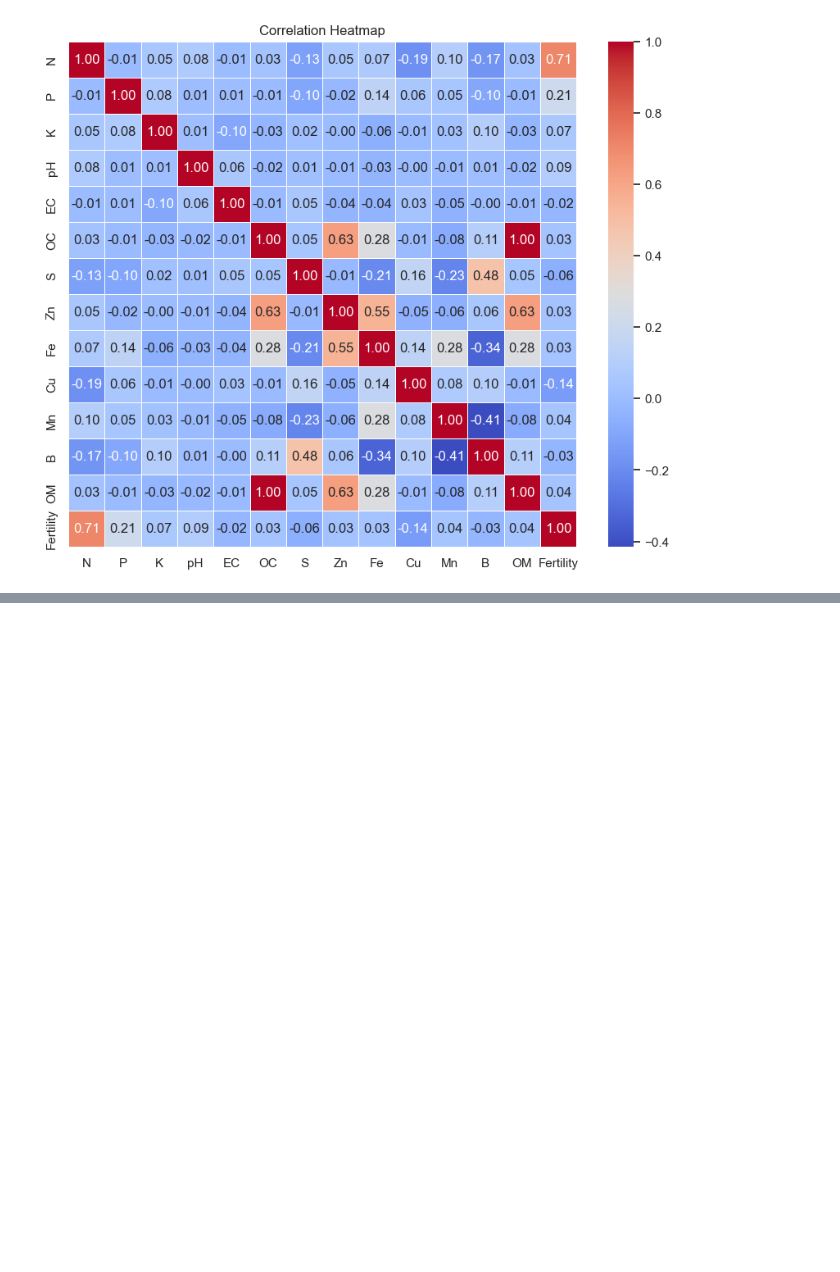
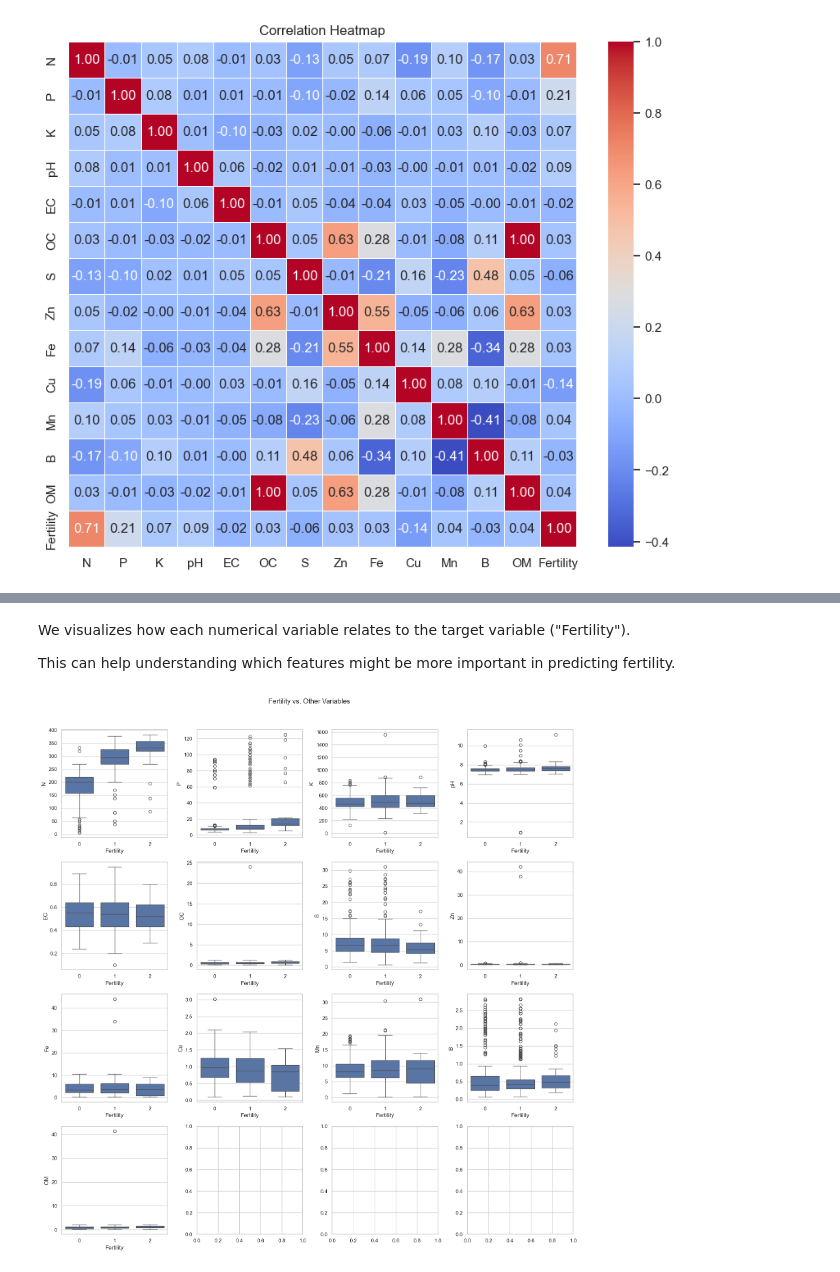
Before and after one commit to Maria-Djadi01/Data-Mining-Project, a Jupyter notebook: notebooks/static_eda.ipynb, the cells around one changed output, grey strips where cells are left out. Cells and saved outputs as stored; diff of their text form; code cells hidden in the pictures; blank space fills up the shorter version.

```diff
--- a/notebooks/static_eda.ipynb
+++ b/notebooks/static_eda.ipynb
@@ -169,0 +195,17 @@ correlation_plots(static_df)
+# %% [markdown]
+We visualizes how each numerical variable relates to the target variable ("Fertility").
+
+This can help understanding which features might be more important in predicting fertility.
+# %%
+numerical_columns = ['N', 'P', 'K', 'pH', 'EC', 'OC', 'S', 'Zn', 'Fe', 'Cu', 'Mn', 'B', 'OM']
+
+fig, axes = plt.subplots(nrows=4, ncols=4, figsize=(16, 16))
+fig.suptitle('Fertility vs. Other Variables', y=1.02)
+
+for i, column in enumerate(numerical_columns):
+    sns.boxplot(x='Fertility', y=column, data=static_df, ax=axes[i // 4, i % 4])
+
+plt.tight_layout()
+plt.show()
+# %% [output]
+[figure, added]
```
Also changed, not shown: parts of 8 cells of this notebook, 7 other files.
